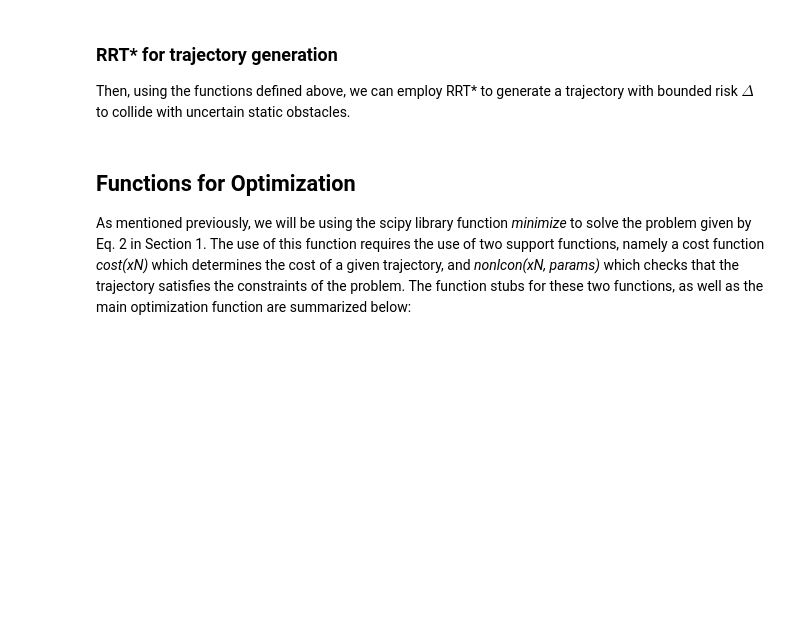
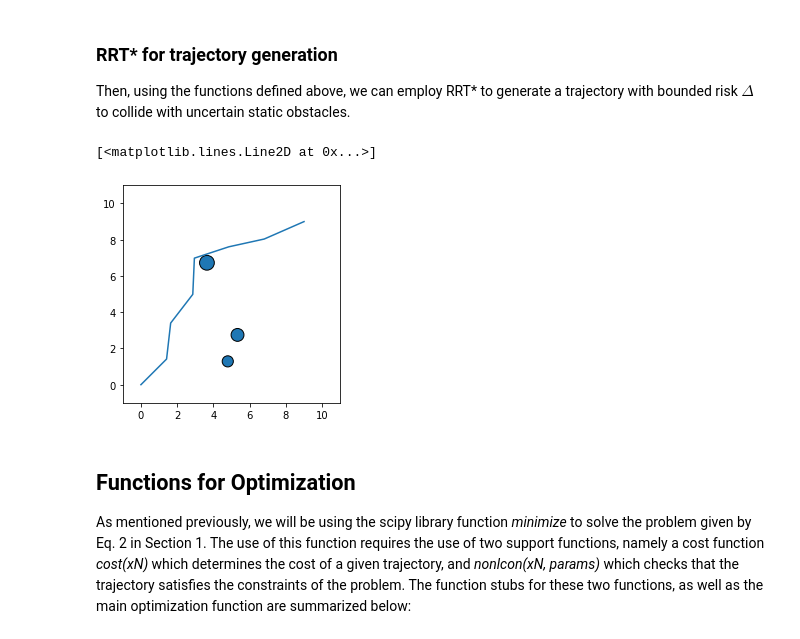
Before and after one commit to JuliaBriden/16.413_Final_Project, a Jupyter notebook: Final_Project.ipynb, the cells around one changed output. Saved outputs shown, nothing was run; the diff lists cells and outputs as text; code cells hidden in the pictures; blank space fills up the shorter version.

```diff
--- a/Final_Project.ipynb
+++ b/Final_Project.ipynb
@@ -610,19 +550,12 @@ def obstacle_free(x_nearest, x_new, env, radius, safety_factor):
 ### RRT* for trajectory generation
 
 Then, using the functions defined above, we can employ RRT* to generate a trajectory with bounded risk $\Delta$ to collide with uncertain static obstacles.
-# %%
-## Function definition
-#
-# input
-#    init: initial sate of the robot
-#    goal: goal state of the robot
-#    env: environment representation, including obstacles
-#    radius: the robot radius
-#    safety_factor: extra buffering region around the robot
-#
-# output
-#    trajectory: list of successvie paths represented with parameters
-#
-
-def generate_trajectory(init, goal, env, radius, safety_factor):
-    return trajectory
+# %%
+def SampleFree(i, goal, bounds):
+    # sample a free point x_rand
+    if i%20 == 0:
+        x_rand = Tree_Node(goal[0], goal[1]) # goal-biasing
+    else:
+        ran = np.random.random_sample((2,))
+        x_rand = Tree_Node((bounds[0][1]-bounds[0][0])*ran[0]+bounds[0][0], (bounds[1][1]-bounds[1][0])*ran[1]+bounds[1][0])
+    return x_rand
@@ -629,3 +625,17 @@ def generate_trajectory(init, goal, env, radius, safety_factor):
+# %%
+trajectory, total_cost = generate_trajectory(init, goal, C_list, delta)
+
+fig, ax = draw_map(centers, radii)
+
+x_coords = []
+y_coords = []
+for waypoint in trajectory:
+    x_coords.append(waypoint[0])
+    y_coords.append(waypoint[1])
+plt.plot(x_coords, y_coords)
+# %% [output]
+[<matplotlib.lines.Line2D at 0x...>]
+[figure, added]
 # %% [markdown]
 ## Functions for Optimization
 
```
Also changed, not shown: parts of 40 cells of this notebook.
